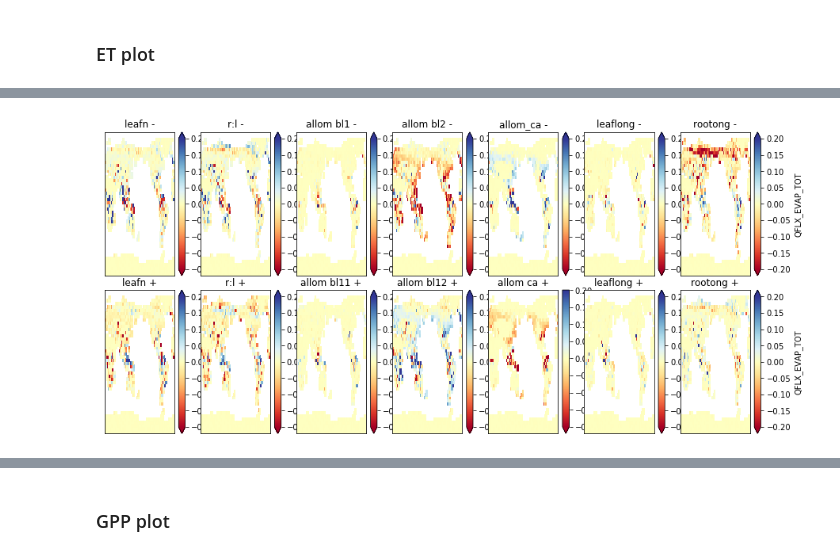
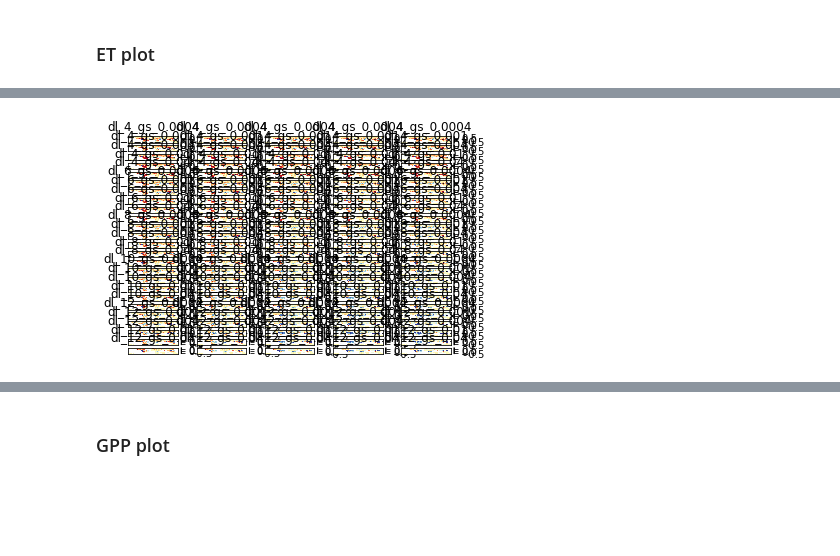
Before and after one commit to rosiealice/fates_sp_ensembles, a Jupyter notebook: ensemble_script.ipynb, the cells around one changed output, grey strips where cells are left out. Drawn from its saved outputs; the diff is of its cells as text; code cells hidden in the pictures; blank space fills up the shorter version.

```diff
--- a/ensemble_script.ipynb
+++ b/ensemble_script.ipynb
@@ -663,6 +934,8 @@ else
 fi
 # %% [output]
 existing fig firectory
+# %%
+ychoose=2004
 # %% [markdown]
 <h3>Concatenate a year of values in each history directory</h3>
 # %%
@@ -705,14 +992,15 @@ OSError: no files to open
 # %%
 # Concatenature years in question using python.
 if doanalysis ==1:
-    vs=range(0,15)
+    vs=range(0,ncases+1)
     #count=1
     run=caseroot+str(1)
     arc = output + 'archive/' + run + '/lnd/hist/'
     arc = output + run + '/run/'
-    files = sorted(os.listdir(arc))
+    files=['li']*(ncases+1)
+    print(files)
+    ncol=3
 
-    ncol=3
     for i in vs:
         run=caseroot+str(i)
         arc = output + 'archive/' + run + '/lnd/hist/'
@@ -722,8 +1010,12 @@ if doanalysis ==1:
         else:
             arc = output + run + '/run/'
         print(arc)
-        fileout = arc + '2009combined.nc'
+        fileout = arc + str(ychoose)+'combined.nc'
+        print(fileout,i)
         files[i]=fileout
-files=files[slice(0,15)]
+
+files=files[slice(0,ncases+1)]
+
 dse1=xr.open_mfdataset(files, concat_dim='realization',decode_times=False)
+print('end')
 # %% [output]
@@ -746,34 +1040,51 @@ dse1=xr.open_mfdataset(files, concat_dim='realization',decode_times=False)
 <h3> ET plot</h3>
 # %%
 import time
-delta=1
+delta=0
 rel=0
+if(dim3 == 0):
+    ETrespsf=np.empty([5, 5,45,72])
+else:
+    ETrespsf=np.empty([5, 5, 5,45,72])
 
 if doanalysis ==1:
     ds_out = xr.Dataset({'lat': (['lat'], np.arange(-90, 90, 4.0)),
                      'lon': (['lon'], np.arange(-180, 180, 5)),})
     conv=24*3600
     fig = plt.figure()
-    plt.rcParams['figure.figsize'] = [15,7]
-    fig.subplots_adjust(hspace=0.1, wspace=0.1)
-    vs=[1, 2, 5,6, 7, 8]
+    plt.rcParams['figure.figsize'] = [25,35]
+    fig.subplots_adjust(hspace=0.4, wspace=0.1)
+    vs=[1, 2,3,4,5,6,7,8, 9,10,11,12]
+    vs=range(1,ncases+1)
+   # vs=range(1,15)
+    count=1
 
-    vs=range(1,15)
-    count=1
     ncol=7
+    nrow=2
+    if(calib == 1):
+        ncol=5
+        nrow=25
     for i in vs:
+        print(i, count)
         index=((count+1) % 2)*ncol + ((count+1) // 2)
-        ax = fig.add_subplot(2, ncol, index)
+        if( calib == 1 ):
+            index=i
+        print(i,index)
+        ax = fig.add_subplot(nrow, ncol, index)
         count=count+1
-        ds0=dse1.isel(realization=i)
+        ds0  =dse1.isel(realization=i)
+        dsdef=dse1.isel(realization=0)
         if(delta == 1):
-            mod=np.multiply(np.mean(ds0.QFLX_EVAP_TOT,0),conv)
+            mod =np.multiply(np.mean(ds0.QFLX_EVAP_TOT,0),conv)
             deft=np.multiply(np.mean(dsdef.QFLX_EVAP_TOT,0),conv)
+
             if(rel==0):
                 delt=mod-deft
-                plt1=delt.plot(vmin=-0.2, vmax=0.2,cmap='RdYlBu')
+                plt1=delt.plot(vmin=-0.4, vmax=0.4,cmap='RdYlBu')
+                print('i',i)
             else: #relativised diffs
-                delt=(100*(mod-deft)/deft)
+                delt=(100*(mod-deft)/deft)+0.5
+                print(i)
                 plt1=delt.plot(vmin=-1, vmax=1,cmap='RdYlBu')
         else:
              ds=np.multiply(np.mean(ds0.QFLX_EVAP_TOT,0),conv)
@@ -781,18 +1092,37 @@ if doanalysis ==1:
              regridder.clean_weight_file()
              regridder
              ds_out_model = regridder(ds)
+
+             ds_out_model = ds_out_model.where(ds_out_model>0.0001,np.nan,0)
              if(rel==1):
                 diff=100*(ds_out_model-ds_out_ET_obs)/ds_out_ET_obs
                 plt1=diff.plot(vmin=-100, vmax=0,cmap='RdYlBu')
              else:
                 diff=(ds_out_model-ds_out_ET_obs)
-                plt1=diff.plot(vmin=-6, vmax=6,cmap='RdYlBu')
-        ax.set_title(titles[i-1])
+                plt1=diff.plot(vmin=-0.75, vmax=0.75,cmap='RdYlBu')
+             e=diff.values
+            # ef=np.flip(e,0)
+            # ef2=np.flip(ef,1)
+             if(calib == 1):
+                print('calib')
+                print(np.shape(ETrespsf))
+                if(dim3 == 0):
+                    ETrespsf [gi[count-1], di[count-1],:,:]=e
+                else:
+                    print('g d v',gi[count-1], di[count-1],vi[count-1])
+                    ETrespsf [gi[count-1], di[count-1],vi[count-1],:,:]=e
+
+
+             if( calib == 1):
+                titl='dl_'+ str(gsarr[gi[count-1]])+'_gs_'+str(dlarr[di[count-1]])
+                ax.set_title(titl)
+
         ax.get_xaxis().set_visible(False)
         ax.get_yaxis().set_visible(False)
-
+        if( calib == 0):
+            ax.set_title(titles[i-1])
         fig.canvas.draw()
-        time.sleep(1)
+       # time.sleep(1)
 
 if(delta == 1):
     if(rel==1):
@@ -812 +1158 @@ figs/ensemble_ET_delta_abs_nocomp_fates_02_n14.png
-[figure, old version]
+[figure, new version]
```
Also changed, not shown: parts of 80 cells of this notebook.
